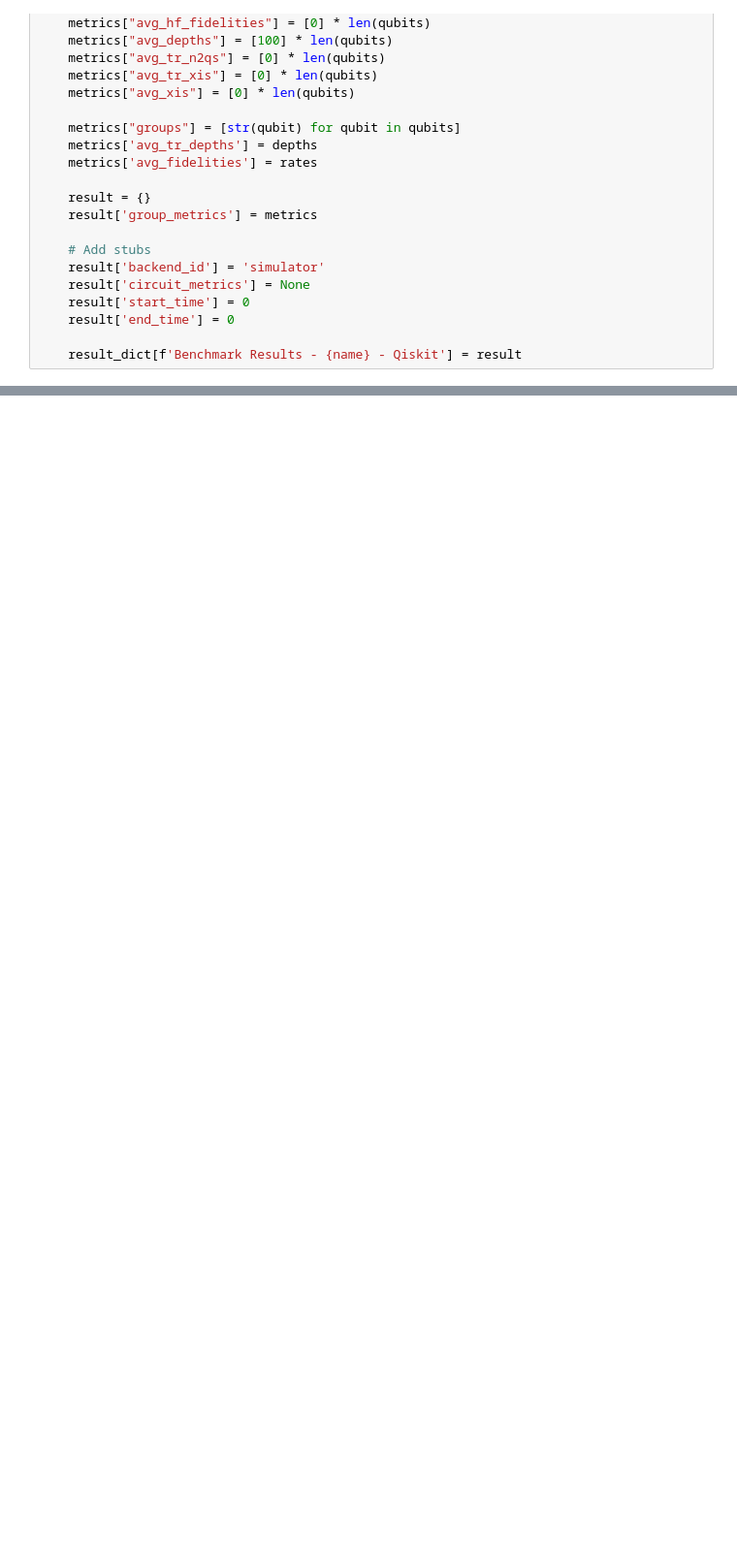
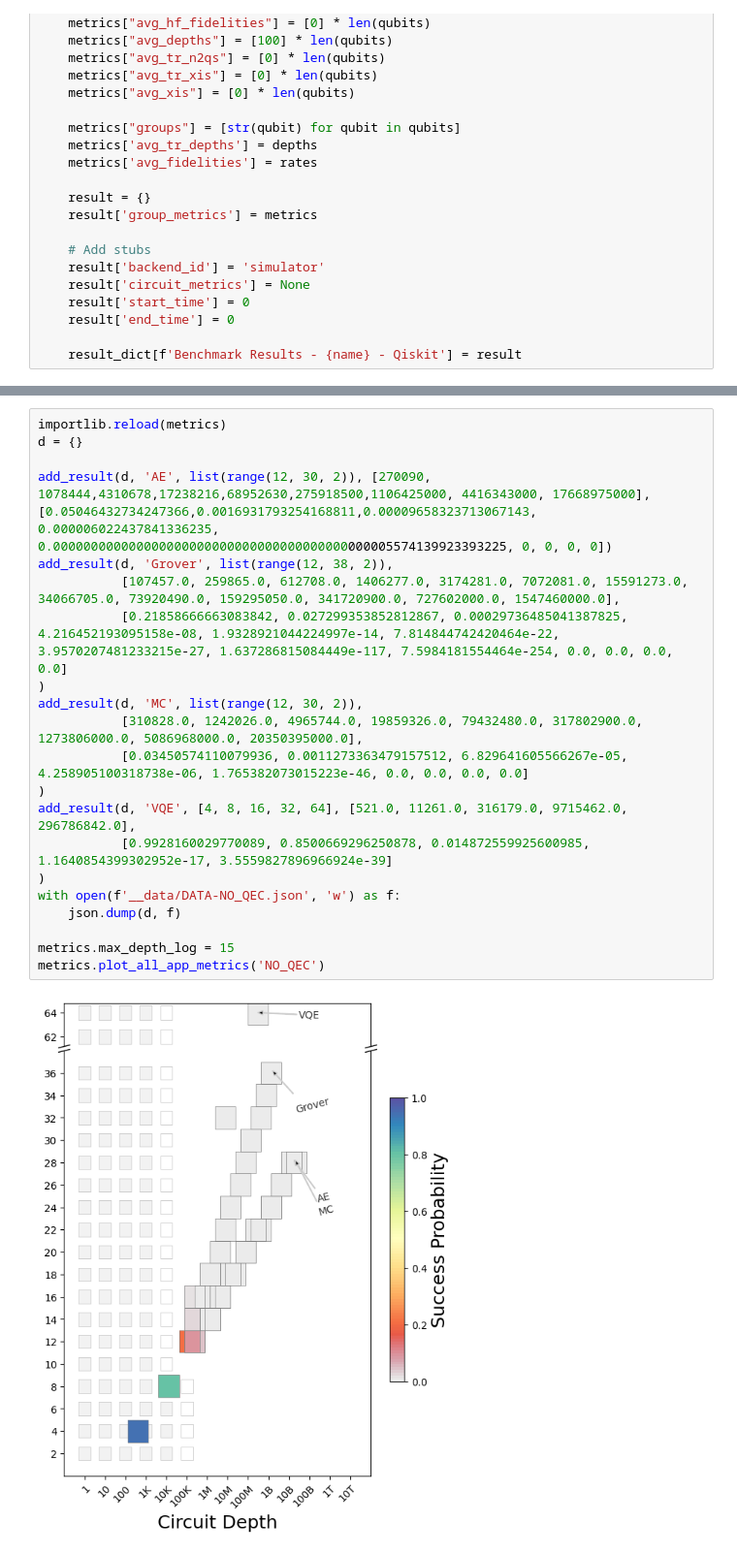
Before and after one commit to ijshj10/QC-App-Oriented-Benchmarks, a Jupyter notebook: plot.ipynb, the cells around one changed output, grey strips where cells are left out. Shown: that part at 97% size. Saved outputs shown, nothing was run; the diff lists cells and outputs as text; blank space fills up the shorter version.

```diff
--- a/plot.ipynb
+++ b/plot.ipynb
@@ -87,0 +127,23 @@ metrics.plot_all_app_metrics('QEC')
+# %%
+importlib.reload(metrics)
+d = {}
+
+add_result(d, 'AE', list(range(12, 30, 2)), [270090, 1078444,4310678,17238216,68952630,275918500,1106425000, 4416343000, 17668975000],           [0.05046432734247366,0.0016931793254168811,0.00009658323713067143,	0.000006022437841336235,	0.000000000000000000000000000000000000000000005574139923393225,	0, 0, 0, 0])
+add_result(d, 'Grover', list(range(12, 38, 2)),
+           [107457.0, 259865.0, 612708.0, 1406277.0, 3174281.0, 7072081.0, 15591273.0, 34066705.0, 73920490.0, 159295050.0, 341720900.0, 727602000.0, 1547460000.0],
+           [0.21858666663083842, 0.027299353852812867, 0.00029736485041387825, 4.216452193095158e-08, 1.9328921044224997e-14, 7.814844742420464e-22, 3.9570207481233215e-27, 1.637286815084449e-117, 7.5984181554464e-254, 0.0, 0.0, 0.0, 0.0]
+)
+add_result(d, 'MC', list(range(12, 30, 2)),
+           [310828.0, 1242026.0, 4965744.0, 19859326.0, 79432480.0, 317802900.0, 1273806000.0, 5086968000.0, 20350395000.0],
+           [0.03450574110079936, 0.0011273363479157512, 6.829641605566267e-05, 4.258905100318738e-06, 1.765382073015223e-46, 0.0, 0.0, 0.0, 0.0]
+)
+add_result(d, 'VQE', [4, 8, 16, 32, 64], [521.0, 11261.0, 316179.0, 9715462.0, 296786842.0],
+           [0.9928160029770089, 0.8500669296250878, 0.014872559925600985, 1.1640854399302952e-17, 3.5559827896966924e-39]
+)
+with open(f'__data/DATA-NO_QEC.json', 'w') as f:
+    json.dump(d, f)
+
+metrics.max_depth_log = 15
+metrics.plot_all_app_metrics('NO_QEC')
+# %% [output]
+[figure, added]
```
Also changed, not shown: parts of 6 cells of this notebook, 3 other files.
